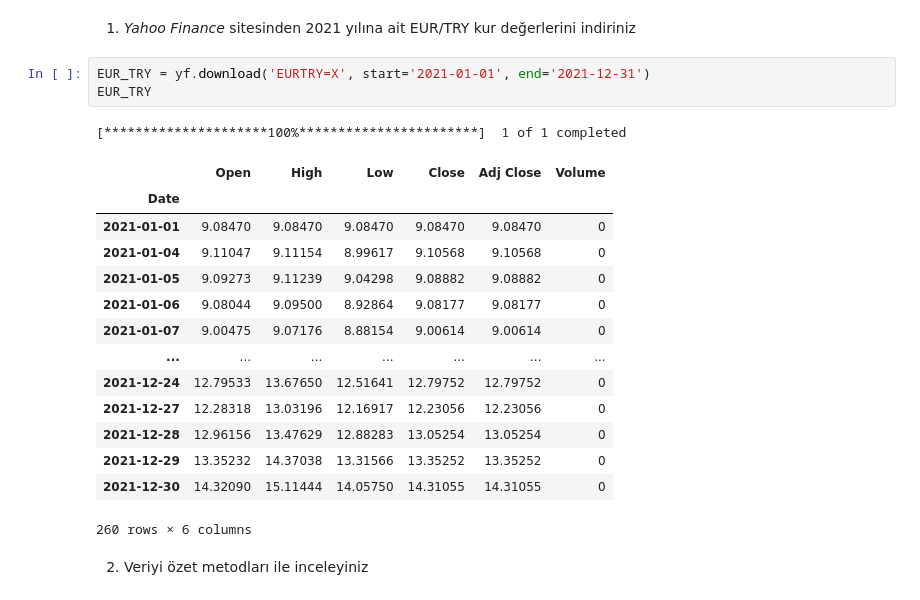
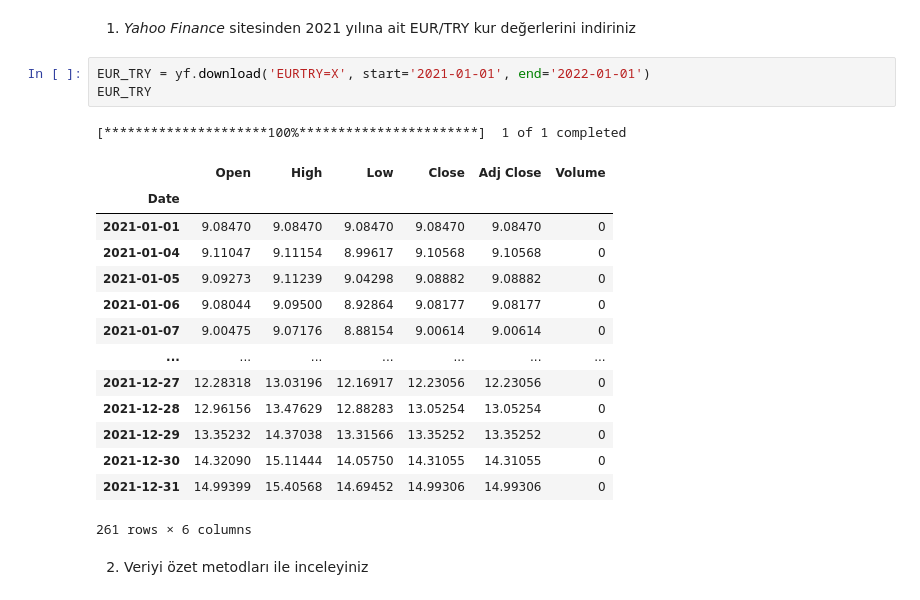
Before and after one commit to seydatasdan/GMKA_Seyda_Tasdan, a Jupyter notebook: Odev3_Python_Veri_Analizi_Egitimi__Şeyda_Taşdan.ipynb, the cells around one changed output. Cells and saved outputs as stored; diff of their text form.

```diff
--- a/Odev3_Python_Veri_Analizi_Egitimi__Şeyda_Taşdan.ipynb
+++ b/Odev3_Python_Veri_Analizi_Egitimi__Şeyda_Taşdan.ipynb
@@ -38,24 +38,24 @@ import pandas as pd
 # %% [markdown]
 1. <i> Yahoo Finance</i> sitesinden 2021 yılına ait EUR/TRY kur değerlerini indiriniz
 # %%
-EUR_TRY = yf.download('EURTRY=X', start='2021-01-01', end='2021-12-31')
+EUR_TRY = yf.download('EURTRY=X', start='2021-01-01', end='2022-01-01')
 EUR_TRY
 # %% [output]
 [*********************100%***********************]  1 of 1 completed
 |  | Open | High | Low | Close | Adj Close | Volume |
 | Date |  |  |  |  |  |  |
 | 2021-01-01 | 9.08470 | 9.08470 | 9.08470 | 9.08470 | 9.08470 | 0 |
 | 2021-01-04 | 9.11047 | 9.11154 | 8.99617 | 9.10568 | 9.10568 | 0 |
 | 2021-01-05 | 9.09273 | 9.11239 | 9.04298 | 9.08882 | 9.08882 | 0 |
 | 2021-01-06 | 9.08044 | 9.09500 | 8.92864 | 9.08177 | 9.08177 | 0 |
 | 2021-01-07 | 9.00475 | 9.07176 | 8.88154 | 9.00614 | 9.00614 | 0 |
 | ... | ... | ... | ... | ... | ... | ... |
-| 2021-12-24 | 12.79533 | 13.67650 | 12.51641 | 12.79752 | 12.79752 | 0 |
 | 2021-12-27 | 12.28318 | 13.03196 | 12.16917 | 12.23056 | 12.23056 | 0 |
 | 2021-12-28 | 12.96156 | 13.47629 | 12.88283 | 13.05254 | 13.05254 | 0 |
 | 2021-12-29 | 13.35232 | 14.37038 | 13.31566 | 13.35252 | 13.35252 | 0 |
 | 2021-12-30 | 14.32090 | 15.11444 | 14.05750 | 14.31055 | 14.31055 | 0 |
+| 2021-12-31 | 14.99399 | 15.40568 | 14.69452 | 14.99306 | 14.99306 | 0 |
-260 rows × 6 columns
+261 rows × 6 columns
 # %% [markdown]
 2. Veriyi özet metodları ile inceleyiniz
 # %%
```
Also changed, not shown: parts of 26 cells of this notebook.
